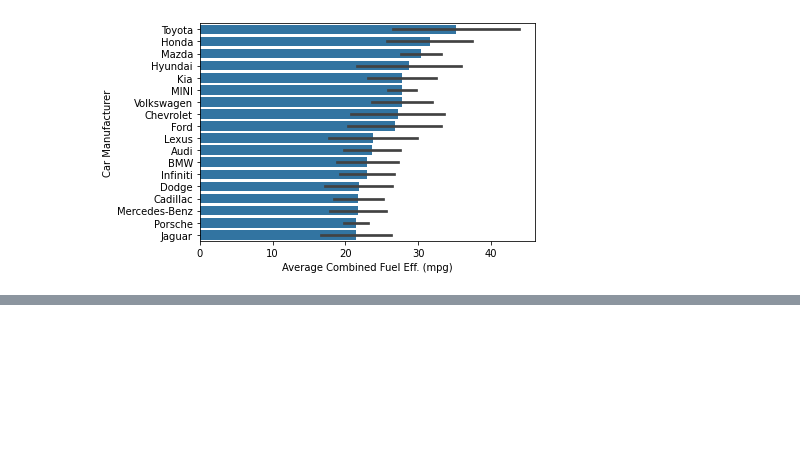
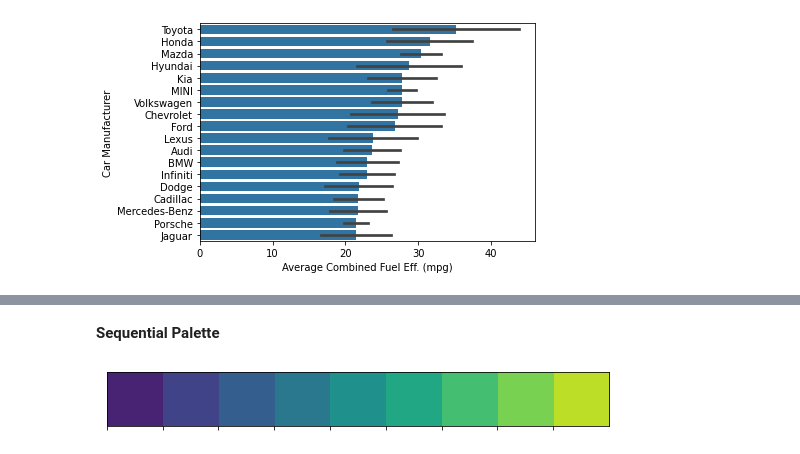
Before and after one commit to EsosaOrumwese/ALX-T-Nanodegree, a Jupyter notebook: Data Analytics/3. Data Visualization/Practice Notebook.ipynb, the cells around one changed output, grey strips where cells are left out. Cells and saved outputs as stored; diff of their text form; code cells hidden in the pictures; blank space fills up the shorter version.

```diff
--- a/Data Analytics/3. Data Visualization/Practice Notebook.ipynb
+++ b/Data Analytics/3. Data Visualization/Practice Notebook.ipynb
@@ -1207,0 +1216,6 @@ plt.xlabel('Average Combined Fuel Eff. (mpg)');
+# %% [markdown]
+**Sequential Palette**
+# %%
+sns.palplot(sns.color_palette('viridis',9))
+# %% [output]
+[figure, added]
```
Also changed, not shown: parts of 34 cells of this notebook.
